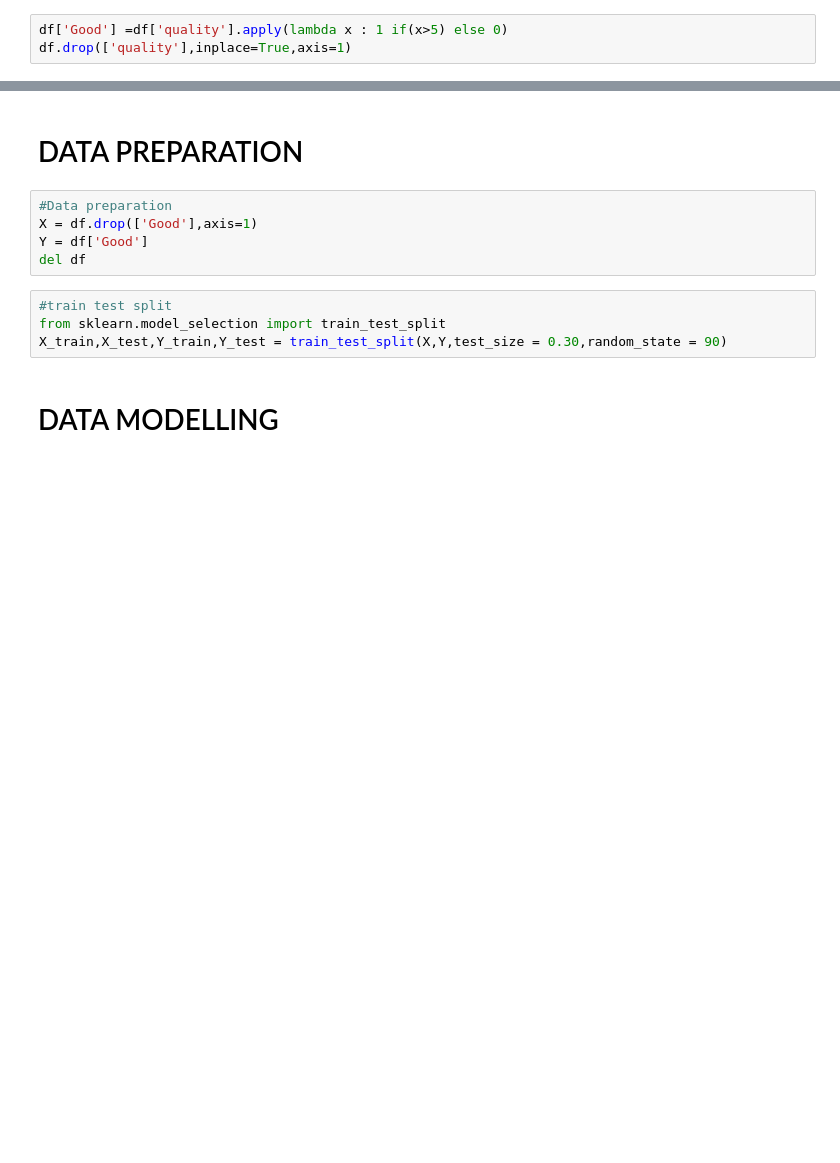
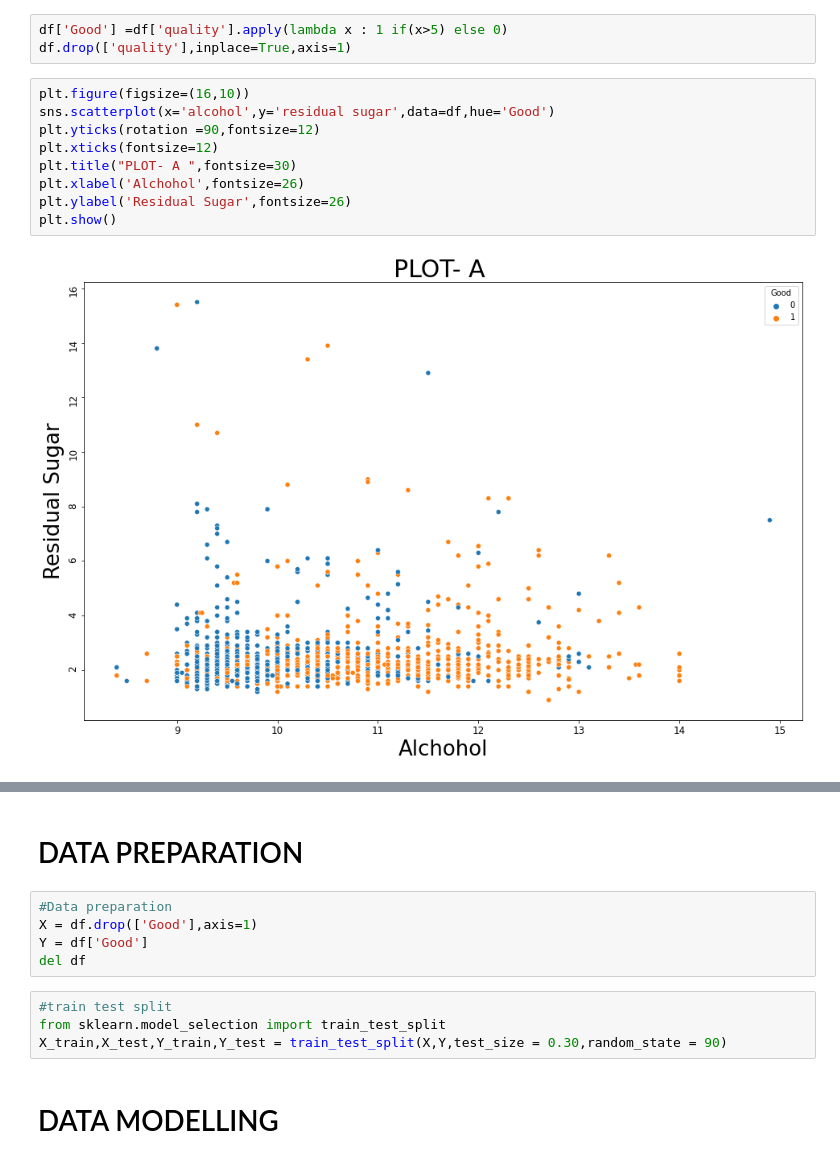
Before and after one commit to choureymanas/Red-WIne-Quality-Classification, a Jupyter notebook: red-wine-quality-prediction.ipynb, the cells around one changed output, grey strips where cells are left out. Drawn from its saved outputs; the diff is of its cells as text; blank space fills up the shorter version.

```diff
--- a/red-wine-quality-prediction.ipynb
+++ b/red-wine-quality-prediction.ipynb
@@ -131,3 +140,14 @@ As per above distribution, lets create a binary feature for wine quality having
 # %%
 df['Good'] =df['quality'].apply(lambda x : 1 if(x>5) else 0)
 df.drop(['quality'],inplace=True,axis=1)
+# %%
+plt.figure(figsize=(16,10))
+sns.scatterplot(x='alcohol',y='residual sugar',data=df,hue='Good')
+plt.yticks(rotation =90,fontsize=12)
+plt.xticks(fontsize=12)
+plt.title("PLOT- A ",fontsize=30)
+plt.xlabel('Alchohol',fontsize=26)
+plt.ylabel('Residual Sugar',fontsize=26)
+plt.show()
+# %% [output]
+[figure, added]
```
Also changed, not shown: parts of 13 cells of this notebook.
